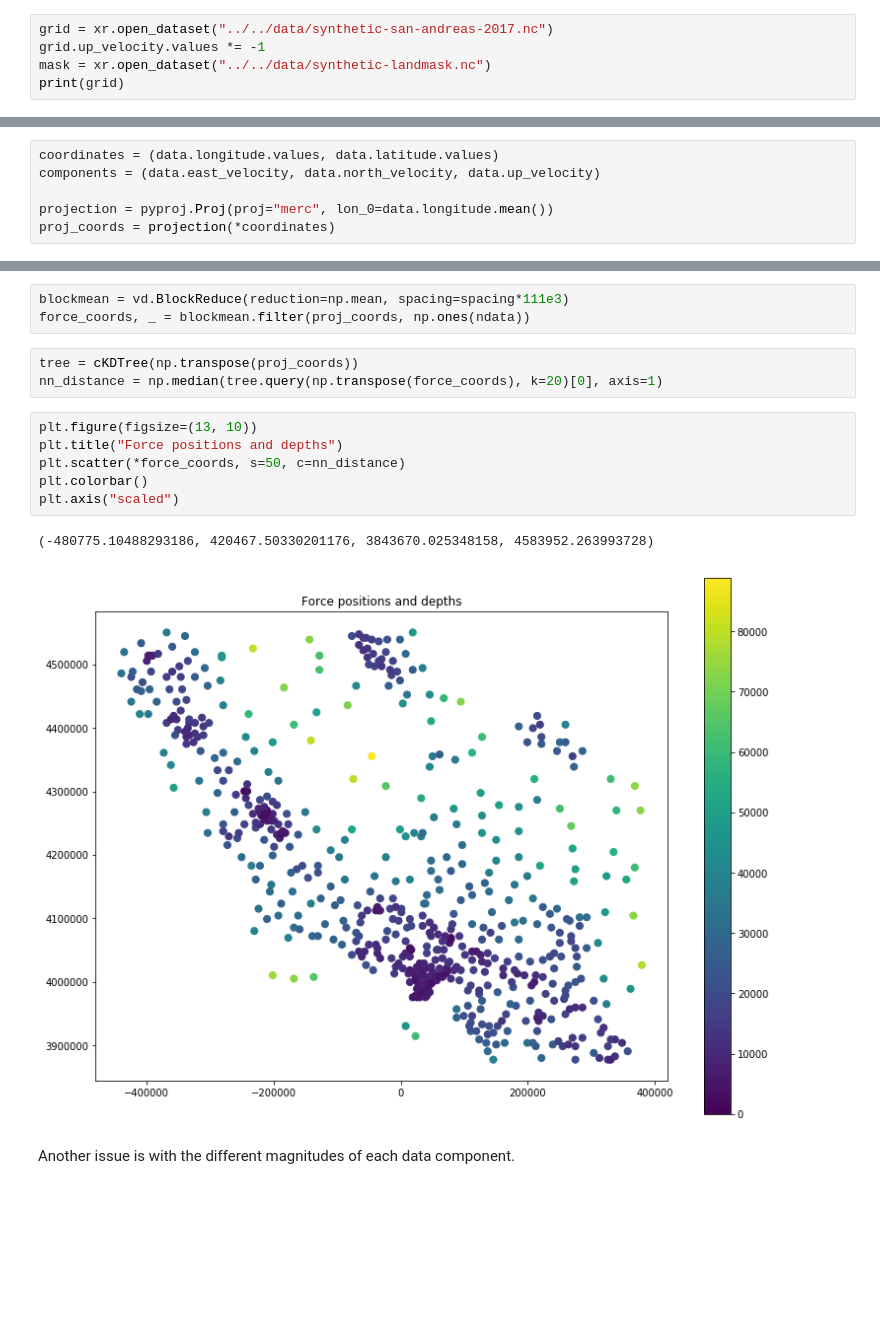
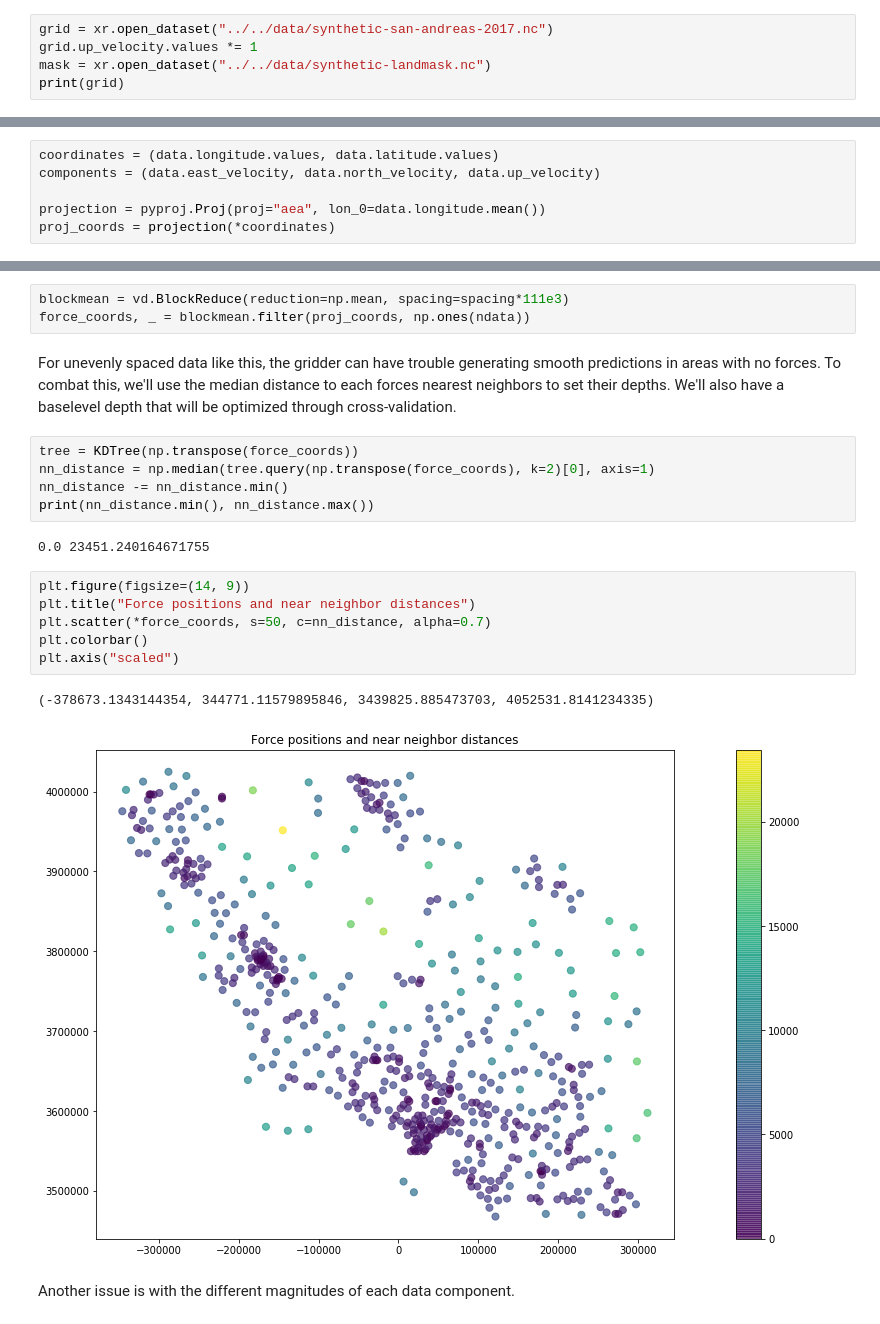
Before and after one commit to leouieda/agu2018, a Jupyter notebook: code/notebooks/synthetic.ipynb, the cells around one changed output, grey strips where cells are left out. Cells and saved outputs as stored; diff of their text form; blank space fills up the shorter version.

```diff
--- a/code/notebooks/synthetic.ipynb
+++ b/code/notebooks/synthetic.ipynb
@@ -25,7 +25,7 @@ from vectorspline3d.utils import sample_from_grid, DummyGridder
 The synthetic grid is stored in a netCDF file with all 3 components included. This grid is a subsection of the original model data.
 # %%
 grid = xr.open_dataset("../../data/synthetic-san-andreas-2017.nc")
-grid.up_velocity.values *= -1
+grid.up_velocity.values *= 1
 mask = xr.open_dataset("../../data/synthetic-landmask.nc")
 print(grid)
 # %% [output]
@@ -147,25 +147,31 @@ The gridder only operates on Cartesian data so we'll need to project the data co
 coordinates = (data.longitude.values, data.latitude.values)
 components = (data.east_velocity, data.north_velocity, data.up_velocity)
 
-projection = pyproj.Proj(proj="merc", lon_0=data.longitude.mean())
+projection = pyproj.Proj(proj="aea", lon_0=data.longitude.mean())
 proj_coords = projection(*coordinates)
 # %% [markdown]
 A challenge is where to place the forces. Traditionally, forces are placed beneath each data point. This can lead to aliasing unless the data is first decimated using a blocked mean/median. What we can do instead is to use a blocked mean to determine force positions and number and keep the full dataset for fitting. The spacing for the blocked mean is the final desired spacing for our grid.
 # %%
 blockmean = vd.BlockReduce(reduction=np.mean, spacing=spacing*111e3)
 force_coords, _ = blockmean.filter(proj_coords, np.ones(ndata))
+# %% [markdown]
+For unevenly spaced data like this, the gridder can have trouble generating smooth predictions in areas with no forces. To combat this, we'll use the median distance to each forces nearest neighbors to set their depths. We'll also have a baselevel depth that will be optimized through cross-validation.
 # %%
-tree = cKDTree(np.transpose(proj_coords))
-nn_distance = np.median(tree.query(np.transpose(force_coords), k=20)[0], axis=1)
+tree = KDTree(np.transpose(force_coords))
+nn_distance = np.median(tree.query(np.transpose(force_coords), k=2)[0], axis=1)
+nn_distance -= nn_distance.min()
+print(nn_distance.min(), nn_distance.max())
+# %% [output]
+0.0 23451.240164671755
 # %%
-plt.figure(figsize=(13, 10))
-plt.title("Force positions and depths")
-plt.scatter(*force_coords, s=50, c=nn_distance)
+plt.figure(figsize=(14, 9))
+plt.title("Force positions and near neighbor distances")
+plt.scatter(*force_coords, s=50, c=nn_distance, alpha=0.7)
 plt.colorbar()
 plt.axis("scaled")
 # %% [output]
-(-480775.10488293186, 420467.50330201176, 3843670.025348158, 4583952.263993728)
+(-378673.1343144354, 344771.11579895846, 3439825.885473703, 4052531.8141234335)
-[figure, old version]
+[figure, new version]
 # %% [markdown]
 Another issue is with the different magnitudes of each data component.
 # %%
```
Also changed, not shown: parts of 18 cells of this notebook, 1 other file.
